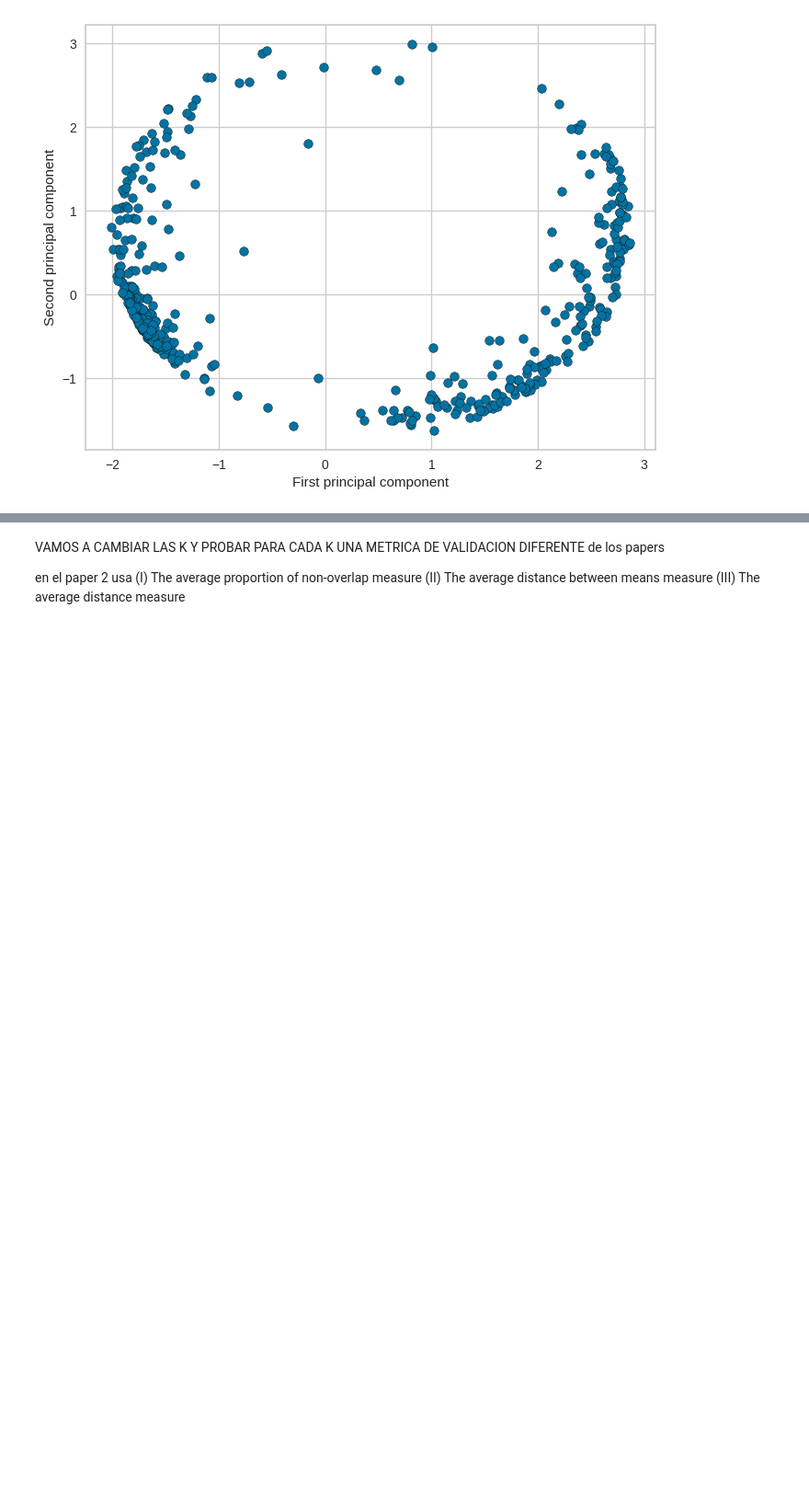
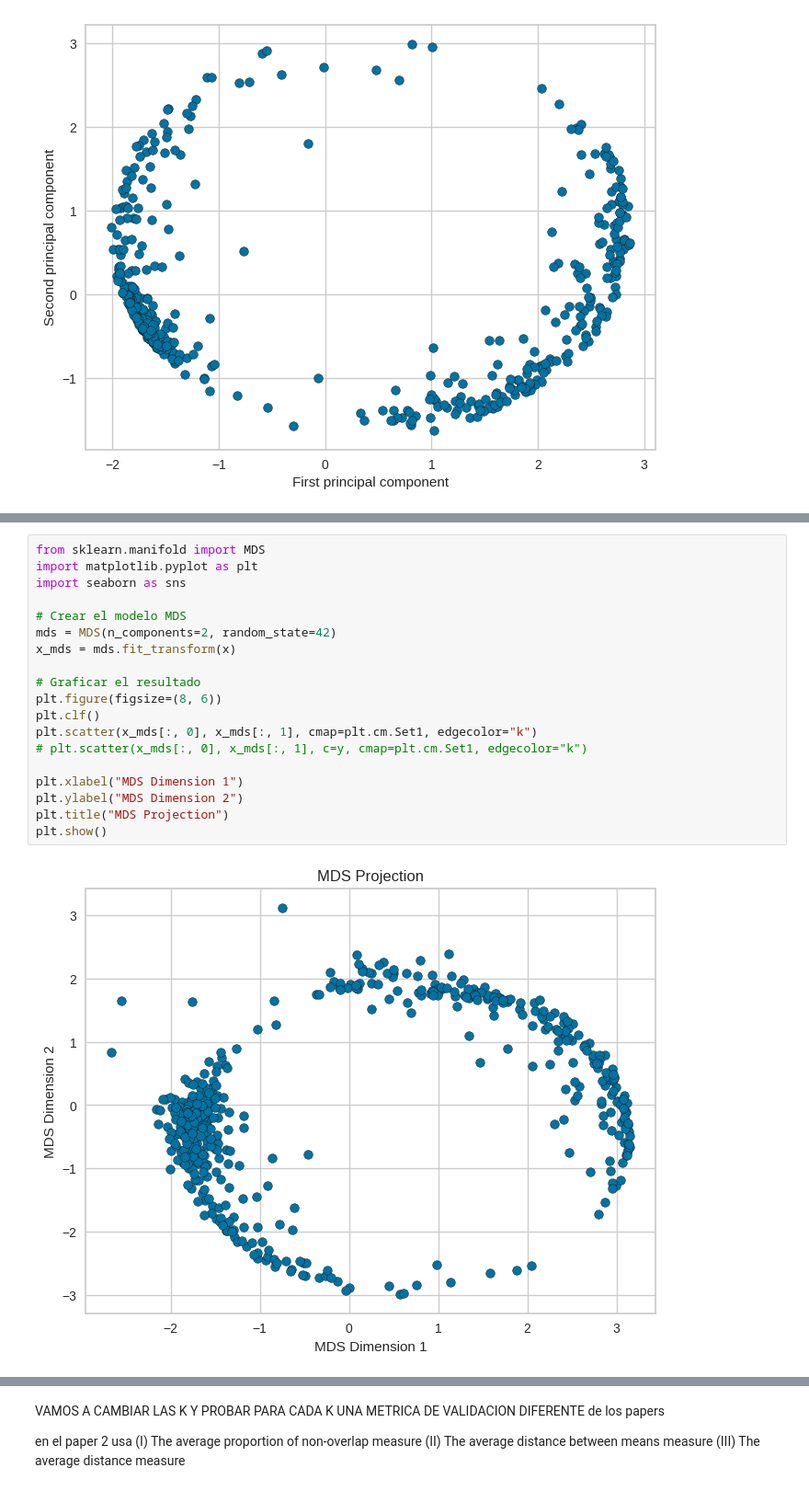
Before and after one commit to AlexSilvaa9/Clustering_applied_to_sporulation_yeast_data, a Jupyter notebook: aprendizaje_lab1.ipynb, the cells around one changed output, grey strips where cells are left out. Shown at 92% size. Cells and saved outputs as stored; diff of their text form; blank space fills up the shorter version.

```diff
--- a/aprendizaje_lab1.ipynb
+++ b/aprendizaje_lab1.ipynb
@@ -147,0 +149,21 @@ plt.scatter(centers[:, 0], centers[:, 1], marker="o", c="red", s=200, edgecolor=
+# %%
+from sklearn.manifold import MDS
+import matplotlib.pyplot as plt
+import seaborn as sns
+
+# Crear el modelo MDS
+mds = MDS(n_components=2, random_state=42)
+x_mds = mds.fit_transform(x)
+
+# Graficar el resultado
+plt.figure(figsize=(8, 6))
+plt.clf()
+plt.scatter(x_mds[:, 0], x_mds[:, 1], cmap=plt.cm.Set1, edgecolor="k")
+# plt.scatter(x_mds[:, 0], x_mds[:, 1], c=y, cmap=plt.cm.Set1, edgecolor="k")
+
+plt.xlabel("MDS Dimension 1")
+plt.ylabel("MDS Dimension 2")
+plt.title("MDS Projection")
+plt.show()
+# %% [output]
+[figure, added]
```
Also changed, not shown: parts of 8 cells of this notebook, 8 other files.
